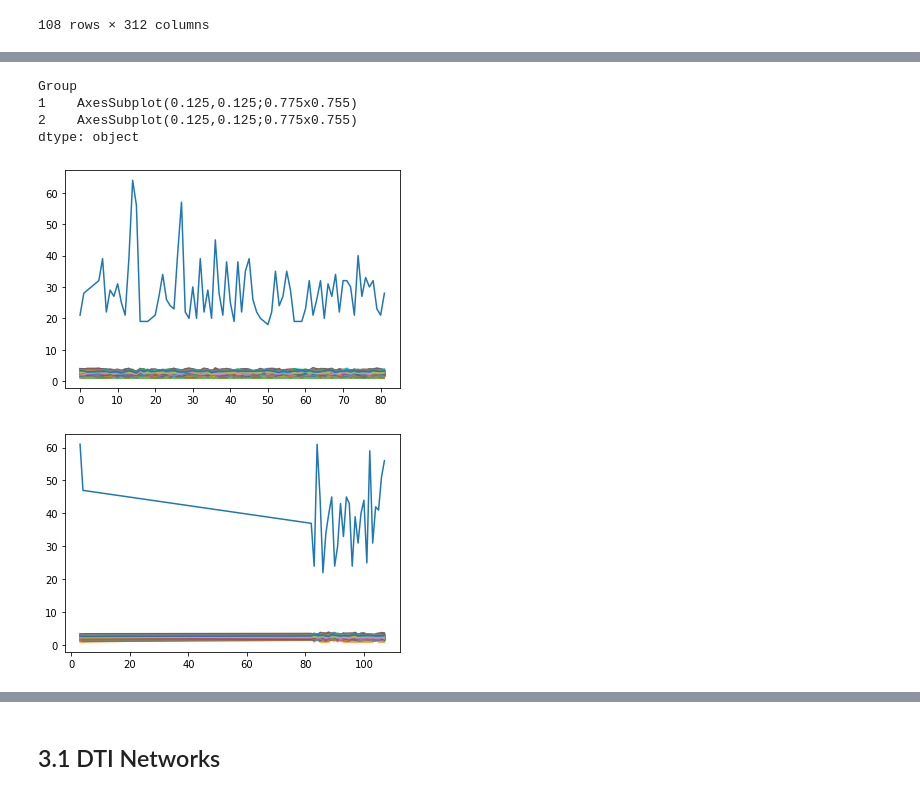
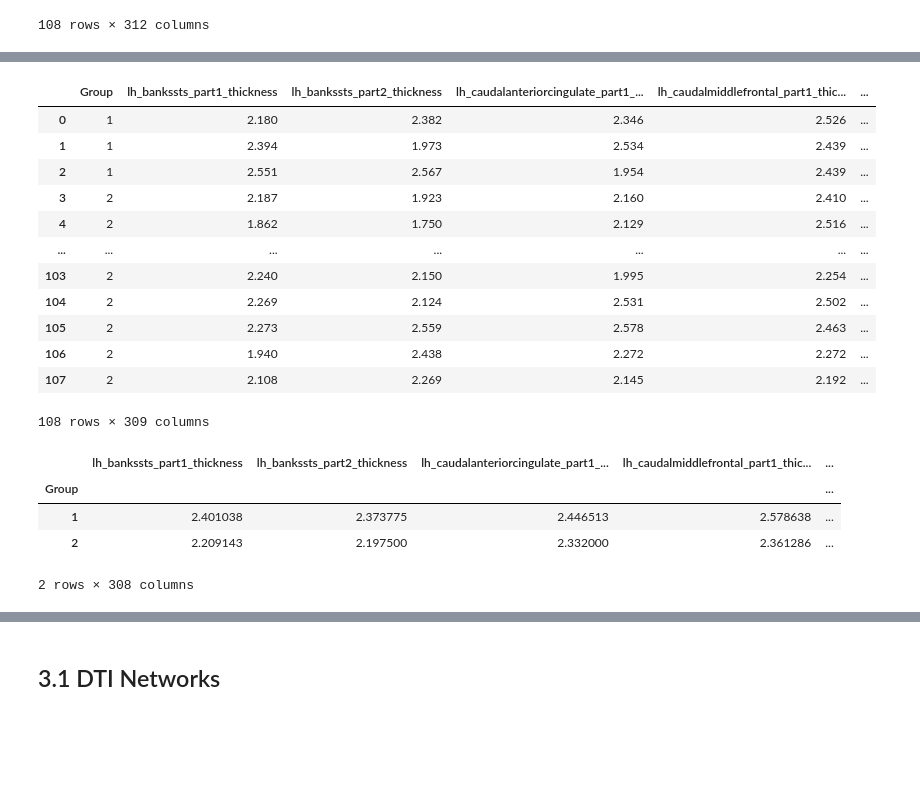
Before and after one commit to mello-y/MSc5_research_project, a Jupyter notebook: data/Data_exploration.ipynb, the cells around one changed output, grey strips where cells are left out. Drawn from its saved outputs; the diff is of its cells as text; code cells hidden in the pictures; blank space fills up the shorter version.

```diff
--- a/data/Data_exploration.ipynb
+++ b/data/Data_exploration.ipynb
@@ -288,9 +254,19 @@ CT_Dublin.groupby('Group').mean()
-# %%
-CT_Dublin.groupby('Group').plot(legend=False)
-# %% [output]
-Group
-1    AxesSubplot(0.125,0.125;0.775x0.755)
-2    AxesSubplot(0.125,0.125;0.775x0.755)
-dtype: object
-[figure, removed]
-[figure, removed]
+# %%
+#adjust data frame for visualization
+
+CT_Dublin_ad = CT_Dublin.drop(['Subject ID','Age', 'Sex'], axis=1)
+CT_Dublin_ad
+# %% [output]
+|  | Group | lh_bankssts_part1_thickness | lh_bankssts_part2_thickness | lh_caudalanteriorcingulate_part1_... | lh_caudalmiddlefrontal_part1_thic... | ... |
+| 0 | 1 | 2.180 | 2.382 | 2.346 | 2.526 | ... |
+| 1 | 1 | 2.394 | 1.973 | 2.534 | 2.439 | ... |
+| 2 | 1 | 2.551 | 2.567 | 1.954 | 2.439 | ... |
+| 3 | 2 | 2.187 | 1.923 | 2.160 | 2.410 | ... |
+| 4 | 2 | 1.862 | 1.750 | 2.129 | 2.516 | ... |
+| ... | ... | ... | ... | ... | ... | ... |
+| 103 | 2 | 2.240 | 2.150 | 1.995 | 2.254 | ... |
+| 104 | 2 | 2.269 | 2.124 | 2.531 | 2.502 | ... |
+| 105 | 2 | 2.273 | 2.559 | 2.578 | 2.463 | ... |
+| 106 | 2 | 1.940 | 2.438 | 2.272 | 2.272 | ... |
+| 107 | 2 | 2.108 | 2.269 | 2.145 | 2.192 | ... |
+108 rows × 309 columns
@@ -296,0 +277,8 @@ dtype: object
+# %%
+df
+# %% [output]
+|  | lh_bankssts_part1_thickness | lh_bankssts_part2_thickness | lh_caudalanteriorcingulate_part1_... | lh_caudalmiddlefrontal_part1_thic... | ... |
+| Group |  |  |  |  | ... |
+| 1 | 2.401038 | 2.373775 | 2.446513 | 2.578638 | ... |
+| 2 | 2.209143 | 2.197500 | 2.332000 | 2.361286 | ... |
+2 rows × 308 columns
```
Also changed, not shown: parts of 21 cells of this notebook.
